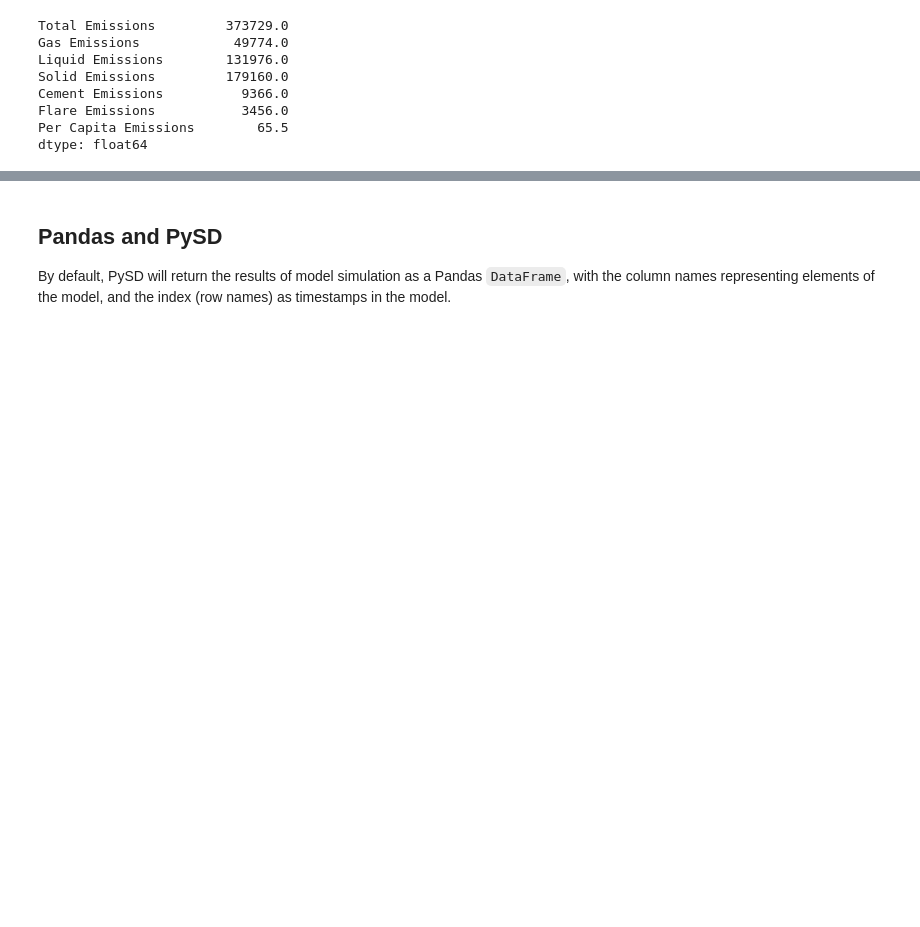
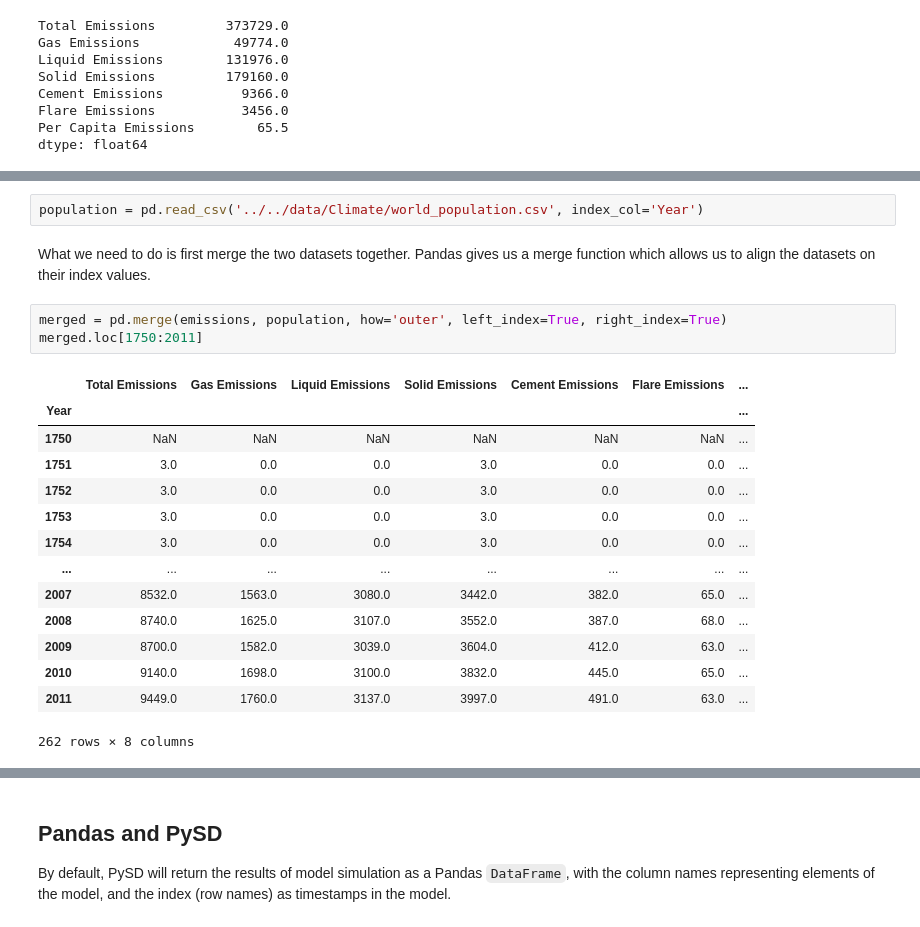
Before and after one commit to SDXorg/PySD-Cookbook, a Jupyter notebook: source/analyses/data_handling/pandas.ipynb, the cells around one changed output, grey strips where cells are left out. Drawn from its saved outputs; the diff is of its cells as text; blank space fills up the shorter version.

```diff
--- a/source/analyses/data_handling/pandas.ipynb
+++ b/source/analyses/data_handling/pandas.ipynb
@@ -229,0 +226,22 @@ To Add:
+# %%
+population = pd.read_csv('../../data/Climate/world_population.csv', index_col='Year')
+# %% [markdown]
+What we need to do is first merge the two datasets together. Pandas gives us a merge function which allows us to align the datasets on their index values.
+# %%
+merged = pd.merge(emissions, population, how='outer', left_index=True, right_index=True)
+merged.loc[1750:2011]
+# %% [output]
+|  | Total Emissions | Gas Emissions | Liquid Emissions | Solid Emissions | Cement Emissions | Flare Emissions | ... |
+| Year |  |  |  |  |  |  | ... |
+| 1750 | NaN | NaN | NaN | NaN | NaN | NaN | ... |
+| 1751 | 3.0 | 0.0 | 0.0 | 3.0 | 0.0 | 0.0 | ... |
+| 1752 | 3.0 | 0.0 | 0.0 | 3.0 | 0.0 | 0.0 | ... |
+| 1753 | 3.0 | 0.0 | 0.0 | 3.0 | 0.0 | 0.0 | ... |
+| 1754 | 3.0 | 0.0 | 0.0 | 3.0 | 0.0 | 0.0 | ... |
+| ... | ... | ... | ... | ... | ... | ... | ... |
+| 2007 | 8532.0 | 1563.0 | 3080.0 | 3442.0 | 382.0 | 65.0 | ... |
+| 2008 | 8740.0 | 1625.0 | 3107.0 | 3552.0 | 387.0 | 68.0 | ... |
+| 2009 | 8700.0 | 1582.0 | 3039.0 | 3604.0 | 412.0 | 63.0 | ... |
+| 2010 | 9140.0 | 1698.0 | 3100.0 | 3832.0 | 445.0 | 65.0 | ... |
+| 2011 | 9449.0 | 1760.0 | 3137.0 | 3997.0 | 491.0 | 63.0 | ... |
+262 rows × 8 columns
```
Also changed, not shown: parts of 15 cells of this notebook, 2 other files.
